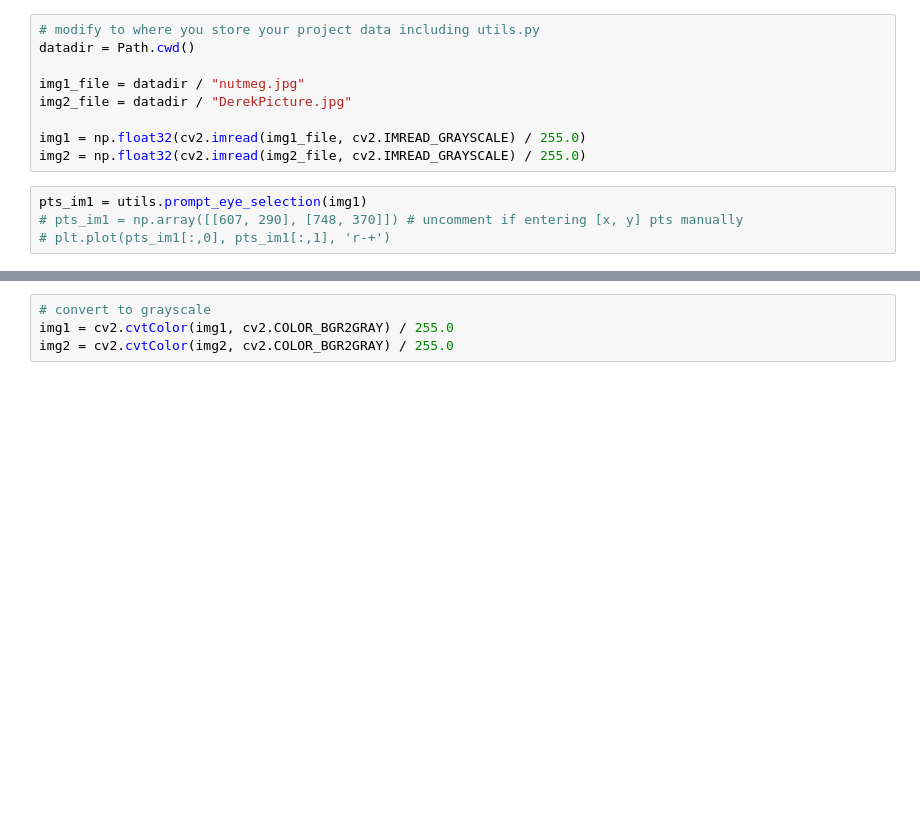
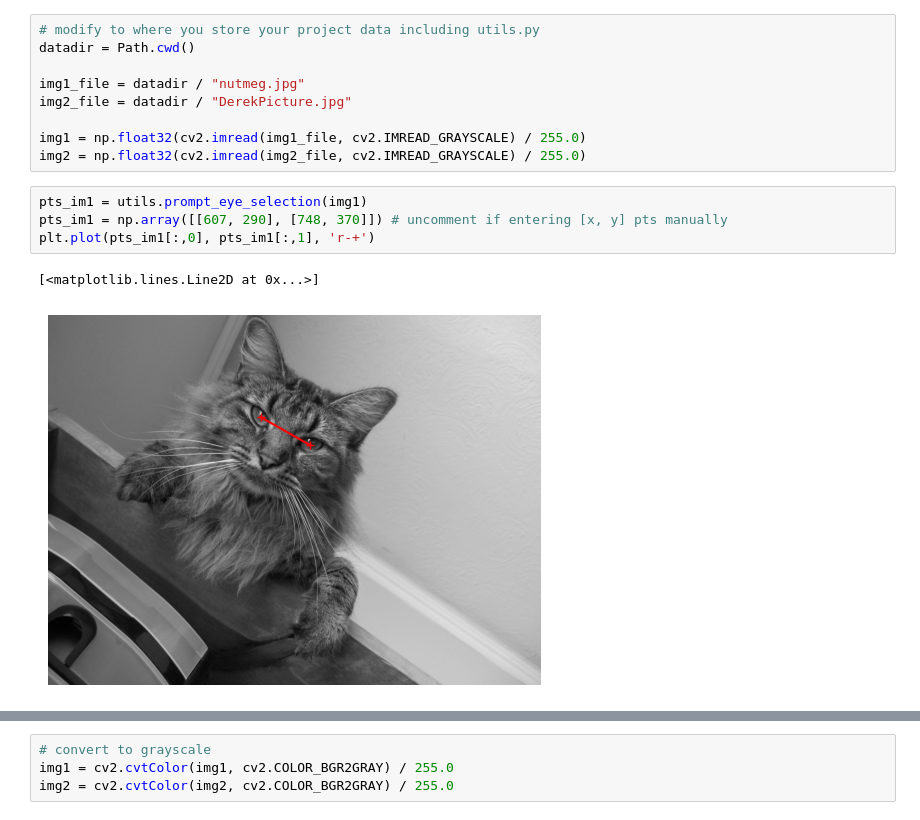
Before and after one commit to Southern-Sun/Computational-Photography, a Jupyter notebook: MP1_Hybrid_Images/hybrid/CS445_Proj1_Starter.ipynb, the cells around one changed output, grey strips where cells are left out. Drawn from its saved outputs; the diff is of its cells as text; blank space fills up the shorter version.

```diff
--- a/MP1_Hybrid_Images/hybrid/CS445_Proj1_Starter.ipynb
+++ b/MP1_Hybrid_Images/hybrid/CS445_Proj1_Starter.ipynb
@@ -25,7 +25,10 @@ img1 = np.float32(cv2.imread(img1_file, cv2.IMREAD_GRAYSCALE) / 255.0)
 img2 = np.float32(cv2.imread(img2_file, cv2.IMREAD_GRAYSCALE) / 255.0)
 # %%
 pts_im1 = utils.prompt_eye_selection(img1)
-# pts_im1 = np.array([[607, 290], [748, 370]]) # uncomment if entering [x, y] pts manually
-# plt.plot(pts_im1[:,0], pts_im1[:,1], 'r-+')
+pts_im1 = np.array([[607, 290], [748, 370]]) # uncomment if entering [x, y] pts manually
+plt.plot(pts_im1[:,0], pts_im1[:,1], 'r-+')
+# %% [output]
+[<matplotlib.lines.Line2D at 0x...>]
+[figure, added]
 # %%
 pts_im2 = utils.prompt_eye_selection(img2)
```
Also changed, not shown: parts of 6 cells of this notebook.
